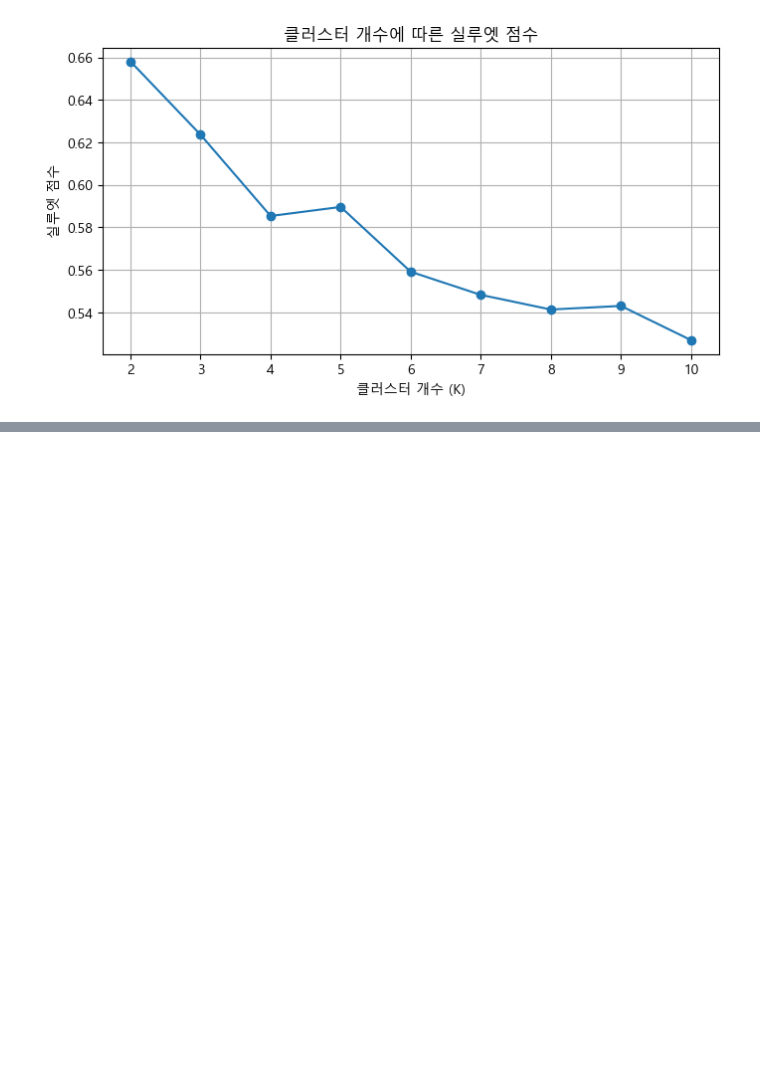
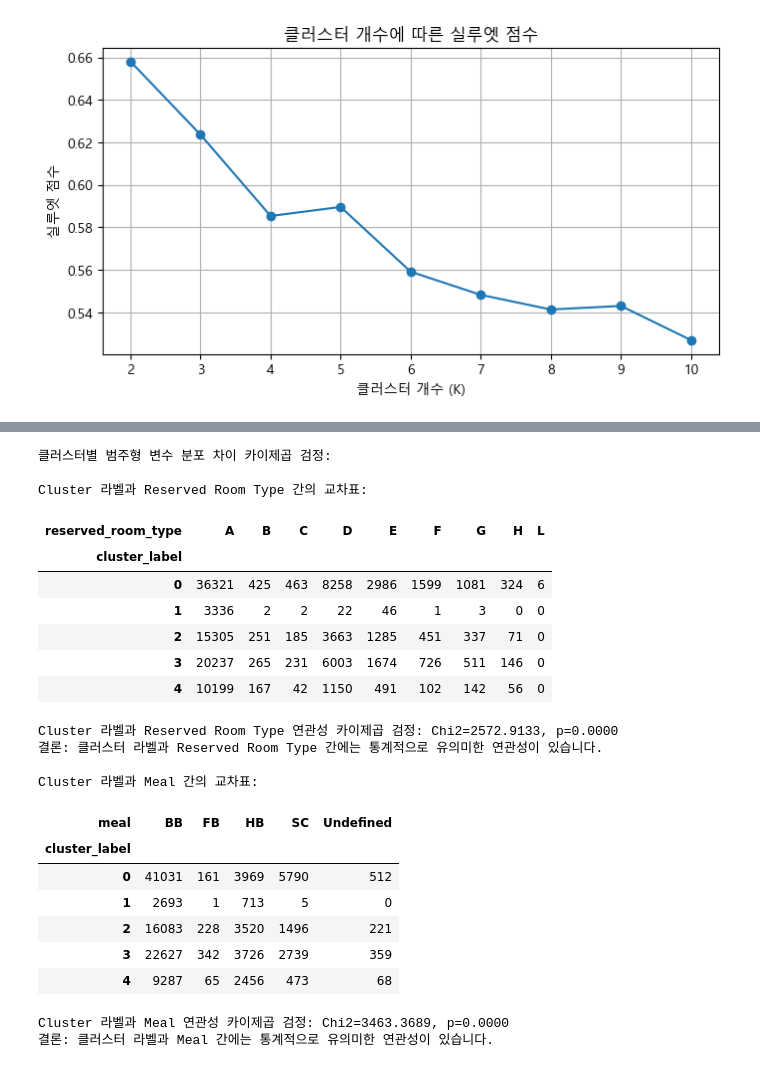
Before and after one commit to otto-Choi/Project-hotel_booking, a Jupyter notebook: notebooks/02_Clustering_customer_type.ipynb, the cells around one changed output, grey strips where cells are left out. Cells and saved outputs as stored; diff of their text form; code cells hidden in the pictures; blank space fills up the shorter version.

```diff
--- a/notebooks/02_Clustering_customer_type.ipynb
+++ b/notebooks/02_Clustering_customer_type.ipynb
@@ -246,0 +401,79 @@ plt.show()
+# %%
+from scipy import stats
+import pandas as pd
+
+# df_resort_clustered DataFrame 사용
+
+print("클러스터별 범주형 변수 분포 차이 카이제곱 검정:")
+
+# 클러스터 라벨과 reserved_room_type 간의 교차표 생성
+contingency_table_room_type = pd.crosstab(df_resort_clustered['cluster_label'], df_resort_clustered['reserved_room_type'])
+
+print("\nCluster 라벨과 Reserved Room Type 간의 교차표:")
+display(contingency_table_room_type)
+
+# 카이제곱 검정 수행
+chi2_room_type, p_room_type, dof_room_type, expected_room_type = stats.chi2_contingency(contingency_table_room_type)
+
+print(f"\nCluster 라벨과 Reserved Room Type 연관성 카이제곱 검정: Chi2={chi2_room_type:.4f}, p={p_room_type:.4f}")
+
+# 결과 해석
+alpha = 0.05
+if p_room_type < alpha:
+    print("결론: 클러스터 라벨과 Reserved Room Type 간에는 통계적으로 유의미한 연관성이 있습니다.")
+else:
+    print("결론: 클러스터 라벨과 Reserved Room Type 간에는 통계적으로 유의미한 연관성이 없습니다.")
+
+# ------------------------------------------------------------------------------
+
+# 클러스터 라벨과 meal 간의 교차표 생성
+contingency_table_meal = pd.crosstab(df_resort_clustered['cluster_label'], df_resort_clustered['meal'])
+
+print("\nCluster 라벨과 Meal 간의 교차표:")
+display(contingency_table_meal)
+
+# 카이제곱 검정 수행
+chi2_meal, p_meal, dof_meal, expected_meal = stats.chi2_contingency(contingency_table_meal)
+
+print(f"\nCluster 라벨과 Meal 연관성 카이제곱 검정: Chi2={chi2_meal:.4f}, p={p_meal:.4f}")
+
+# 결과 해석
+if p_meal < alpha:
+    print("결론: 클러스터 라벨과 Meal 간에는 통계적으로 유의미한 연관성이 있습니다.")
+else:
+    print("결론: 클러스터 라벨과 Meal 간에는 통계적으로 유의미한 연관성이 없습니다.")
+
+# ------------------------------------------------------------------------------
+
+# 클러스터 라벨과 market_segment 간의 교차표 생성 (이미 실행된 셀 c1e3275d 에 있으므로 여기서는 생략)
+# contingency_table_market_segment = pd.crosstab(df_resort_clustered['cluster_label'], df_resort_clustered['market_segment'])
+# chi2_market_segment, p_market_segment, dof_market_segment, expected_market_segment = stats.chi2_contingency(contingency_table_market_segment)
+# print(f"\nCluster 라벨과 Market Segment 연관성 카이제곱 검정: Chi2={chi2_market_segment:.4f}, p={p_market_segment:.4f}")
+# if p_market_segment < alpha:
+#     print("결론: 클러스터 라벨과 Market Segment 간에는 통계적으로 유의미한 연관성이 있습니다.")
+# else:
+#     print("결론: 클러스터 라벨과 Market Segment 간에는 통계적으로 유의미한 연관성이 없습니다.")
+# %% [output]
+클러스터별 범주형 변수 분포 차이 카이제곱 검정:
+
+Cluster 라벨과 Reserved Room Type 간의 교차표:
+| reserved_room_type | A | B | C | D | E | F | G | H | L |
+| cluster_label |  |  |  |  |  |  |  |  |  |
+| 0 | 36321 | 425 | 463 | 8258 | 2986 | 1599 | 1081 | 324 | 6 |
+| 1 | 3336 | 2 | 2 | 22 | 46 | 1 | 3 | 0 | 0 |
+| 2 | 15305 | 251 | 185 | 3663 | 1285 | 451 | 337 | 71 | 0 |
+| 3 | 20237 | 265 | 231 | 6003 | 1674 | 726 | 511 | 146 | 0 |
+| 4 | 10199 | 167 | 42 | 1150 | 491 | 102 | 142 | 56 | 0 |
+Cluster 라벨과 Reserved Room Type 연관성 카이제곱 검정: Chi2=2572.9133, p=0.0000
+결론: 클러스터 라벨과 Reserved Room Type 간에는 통계적으로 유의미한 연관성이 있습니다.
+
+Cluster 라벨과 Meal 간의 교차표:
+| meal | BB | FB | HB | SC | Undefined |
+| cluster_label |  |  |  |  |  |
+| 0 | 41031 | 161 | 3969 | 5790 | 512 |
+| 1 | 2693 | 1 | 713 | 5 | 0 |
+| 2 | 16083 | 228 | 3520 | 1496 | 221 |
+| 3 | 22627 | 342 | 3726 | 2739 | 359 |
+| 4 | 9287 | 65 | 2456 | 473 | 68 |
+Cluster 라벨과 Meal 연관성 카이제곱 검정: Chi2=3463.3689, p=0.0000
+결론: 클러스터 라벨과 Meal 간에는 통계적으로 유의미한 연관성이 있습니다.
```
Also changed, not shown: parts of 18 cells of this notebook.
